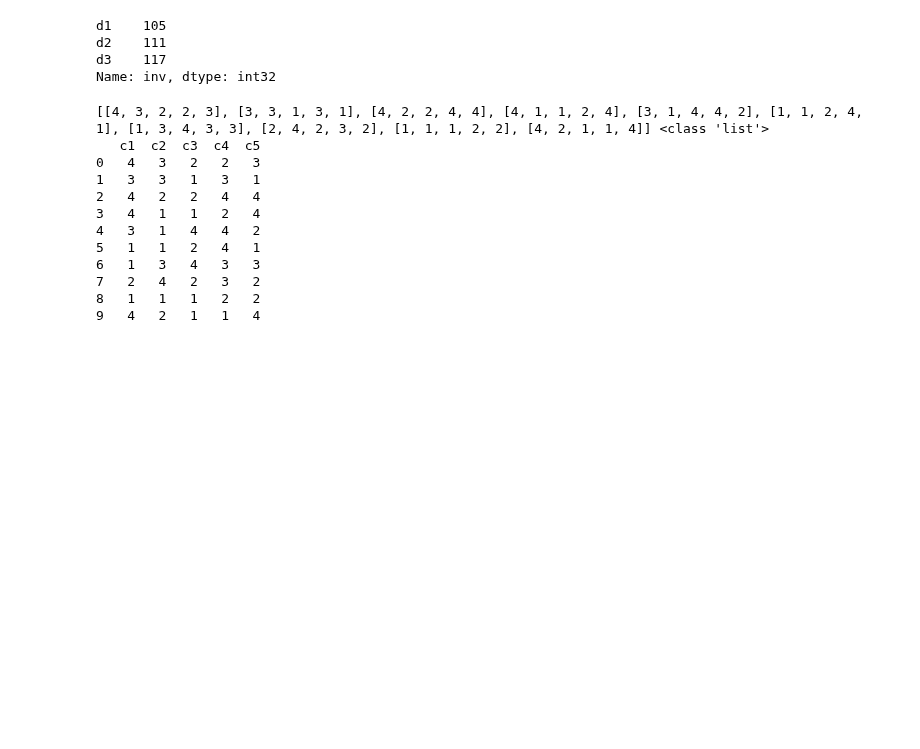
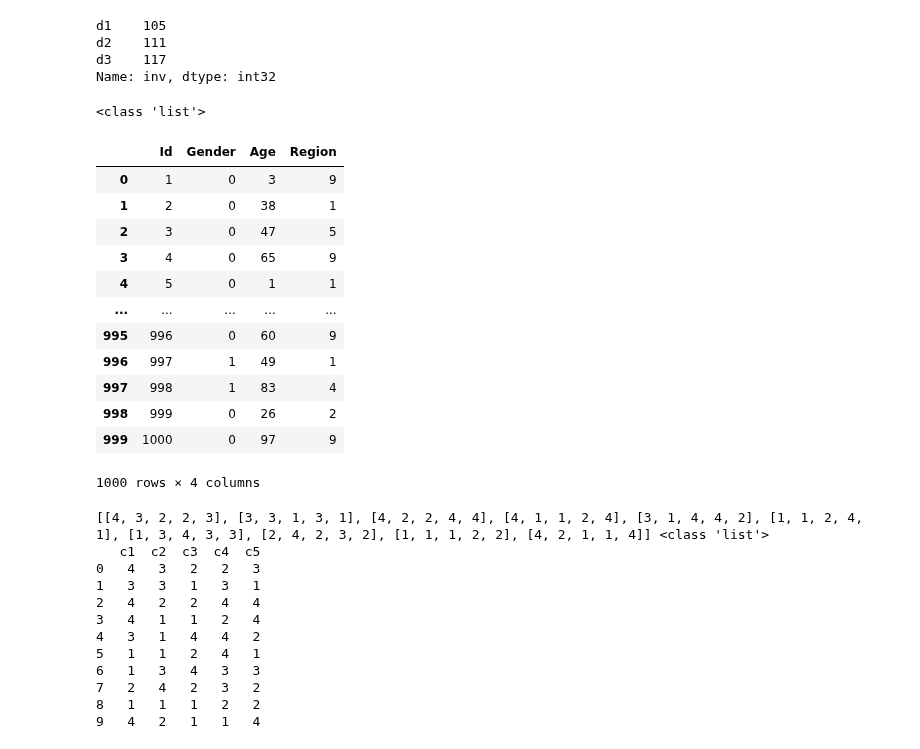
Before and after one commit to kikiru328/CAKD3-Github, a Jupyter notebook: 5. Pandas/20210707/Pandas Data format.ipynb, the cells around one changed output. Cells and saved outputs as stored; diff of their text form; code cells hidden in the pictures; blank space fills up the shorter version.

```diff
--- a/5. Pandas/20210707/Pandas Data format.ipynb
+++ b/5. Pandas/20210707/Pandas Data format.ipynb
@@ -211,18 +211,36 @@ d2    111
 d3    117
 Name: inv, dtype: int32
 # %%
-id = np.arange(1,1001)
+id = np.arange(1,1001).tolist()
+print(type(id))
 gender = np.random.randint(2,size=1000)
 age = np.random.randint(1,100,size=1000)
 region = np.random.randint(1,11,size=1000)
+# %% [output]
+<class 'list'>
 # %%
 ID = pd.Series(id,name ='Id')
 Gender = pd.Series(gender,name='Gender')
 Age = pd.Series(age,name='Age')
 Region = pd.Series(region,name='Region')
 
 df = pd.concat([ID,Gender,Age,Region],axis=1,names = 'data')
 # df.rename(columns={0:'ID',1:"Gender",2:"Age",3:"region"},inplace=True)
+df
+# %% [output]
+|  | Id | Gender | Age | Region |
+| 0 | 1 | 0 | 3 | 9 |
+| 1 | 2 | 0 | 38 | 1 |
+| 2 | 3 | 0 | 47 | 5 |
+| 3 | 4 | 0 | 65 | 9 |
+| 4 | 5 | 0 | 1 | 1 |
+| ... | ... | ... | ... | ... |
+| 995 | 996 | 0 | 60 | 9 |
+| 996 | 997 | 1 | 49 | 1 |
+| 997 | 998 | 1 | 83 | 4 |
+| 998 | 999 | 0 | 26 | 2 |
+| 999 | 1000 | 0 | 97 | 9 |
+1000 rows × 4 columns
 # %%
 #2차원 리스트를 DataFrame으로 변환
 # list1 = a.tolist()
```
Also changed, not shown: 4 other files.
